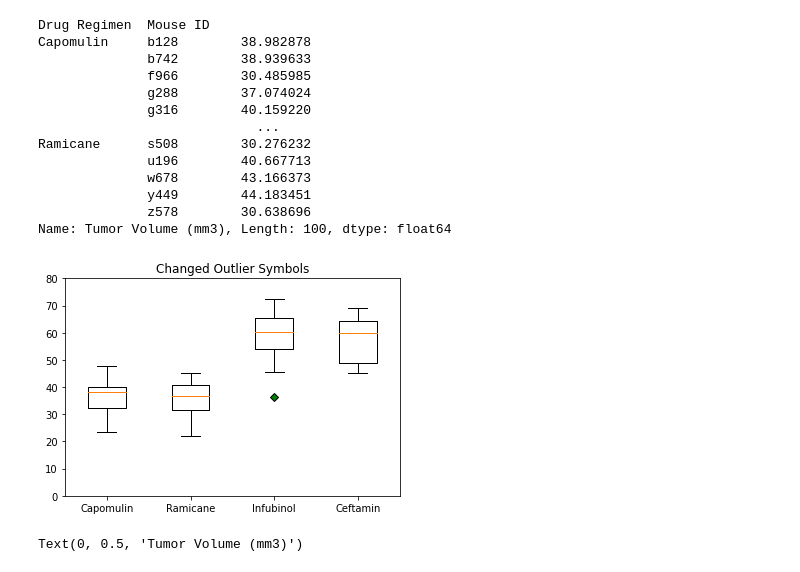
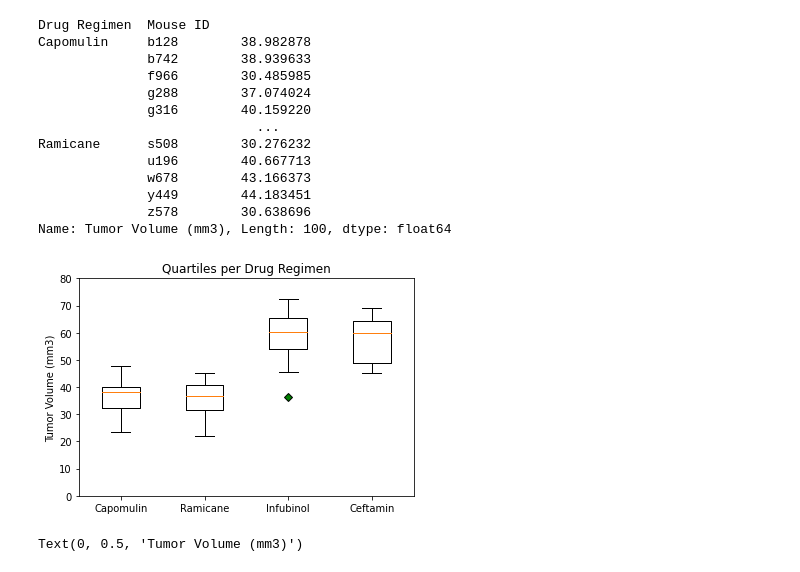
Before and after one commit to laurajimenezsano/matplotlib-challenge, a Jupyter notebook: Matplotlib Analysis.ipynb, the cells around one changed output. Cells and saved outputs as stored; diff of their text form; code cells hidden in the pictures.

```diff
--- a/Matplotlib Analysis.ipynb
+++ b/Matplotlib Analysis.ipynb
@@ -197,22 +197,23 @@ Name: Tumor Volume (mm3), Length: 100, dtype: float64
 # %%
 # calculate quartiles for each regimen
 # setting data into a dataframe and each regimen as a column
 final_table = final_table.to_frame()
 final_table.reset_index()
 final_table = final_table.groupby('Drug Regimen')['Tumor Volume (mm3)'].apply(list)
 final_table
 final_table_df = pd.DataFrame(final_table)
 final_table_df = final_table_df.reindex(regimen_selection)
 tumor_volume = [volume for volume in final_table_df['Tumor Volume (mm3)']]
 
 # plotting
 green_diamond = dict(markerfacecolor='g', marker='D')
 plt.boxplot(tumor_volume, labels=regimen_selection,flierprops=green_diamond)
-plt.title('Changed Outlier Symbols')
+plt.title('Quartiles per Drug Regimen')
+plt.ylabel("Tumor Volume (mm3)")
 plt.ylim(0, 80)
 plt.show()
 # %% [output]
-[figure, old version]
+[figure, new version]
 # %%
 #Select mouse (b742) and generate a line plot of tumor volume vs. time point for that mouse.
 filtered_mouse = mouse_merged.loc[mouse_merged['Mouse ID']=='b742']
```
Also changed, not shown: 1 other file.
